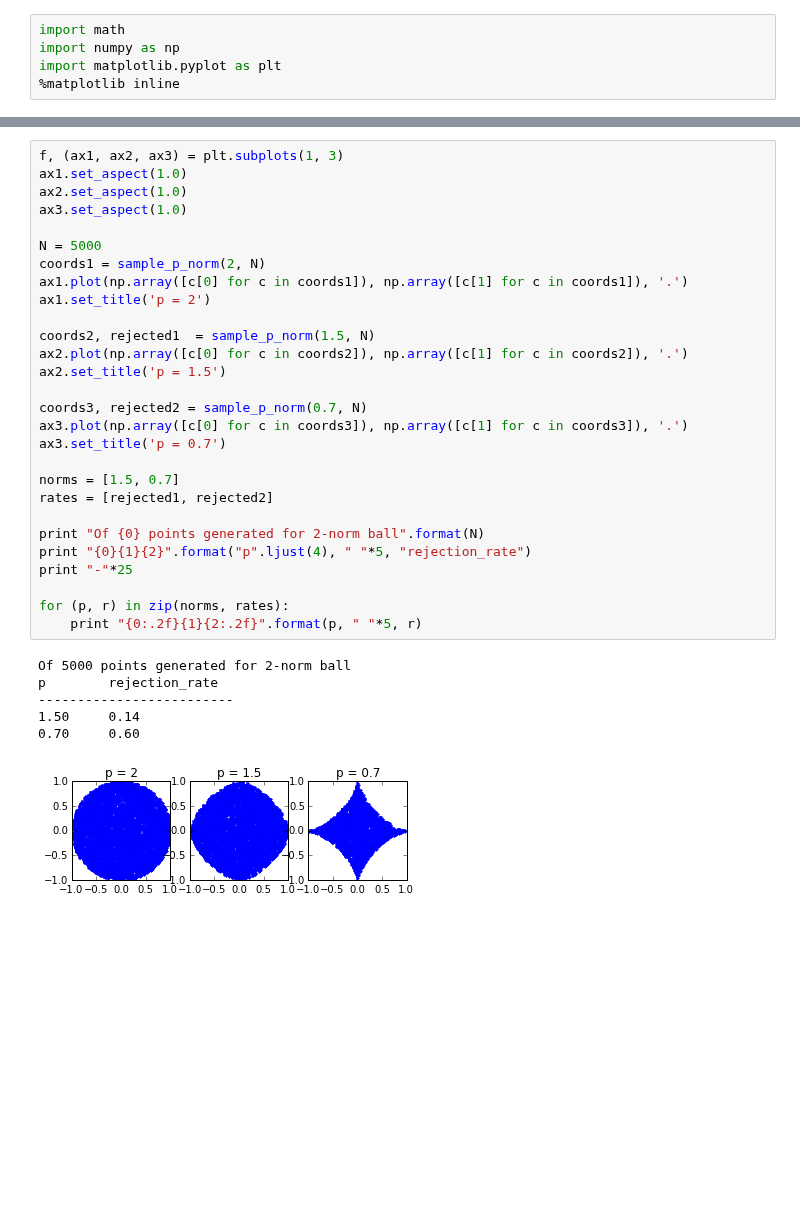
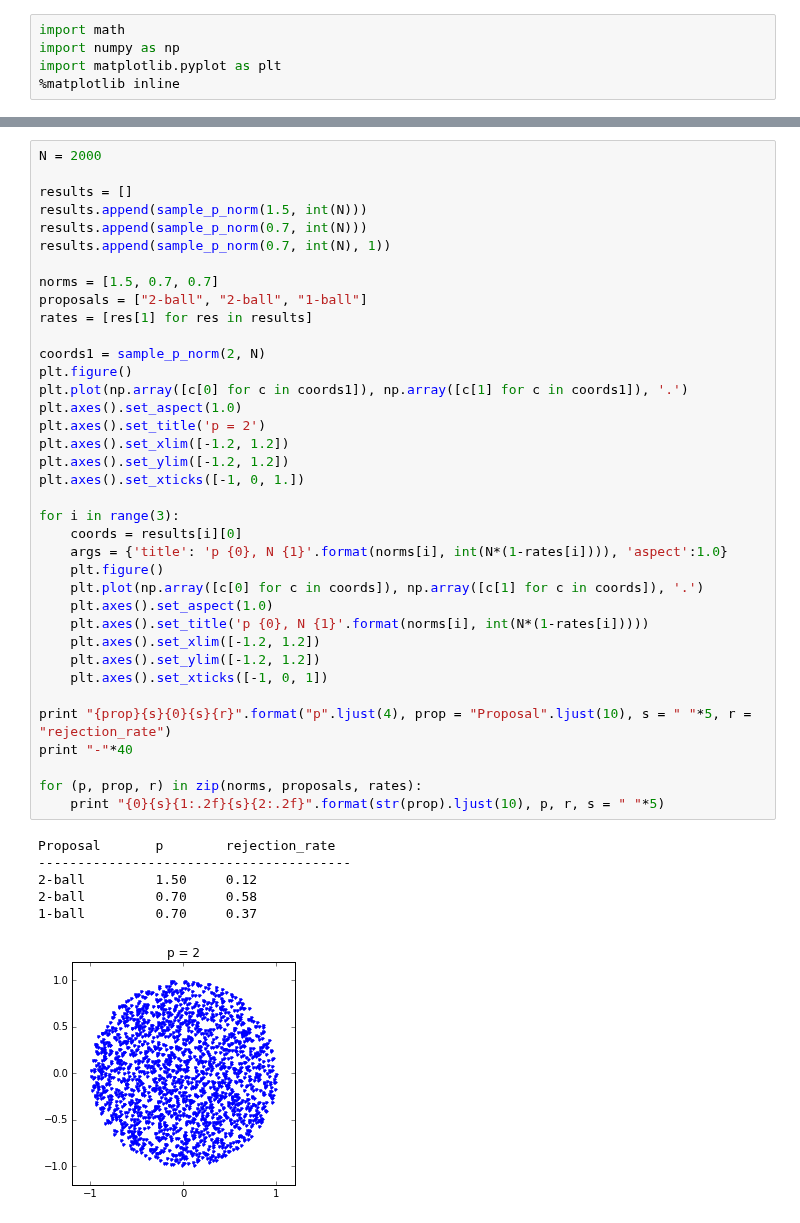
Before and after one commit to Bogazici-CMPE548-Spring2016/Cmpe548-Assignment1, a Jupyter notebook: hw1.ipynb, the cells around one changed output, grey strips where cells are left out. Drawn from its saved outputs; the diff is of its cells as text; blank space fills up the shorter version.

Commit message:
1-norm ball proposal for 0.7-norm ball

```diff
--- a/hw1.ipynb
+++ b/hw1.ipynb
@@ -22,35 +43,44 @@ def sample_p_norm(p, N):
-# %%
-f, (ax1, ax2, ax3) = plt.subplots(1, 3)
-ax1.set_aspect(1.0)
-ax2.set_aspect(1.0)
-ax3.set_aspect(1.0)
-
-N = 5000
-coords1 = sample_p_norm(2, N)
-ax1.plot(np.array([c[0] for c in coords1]), np.array([c[1] for c in coords1]), '.')
-ax1.set_title('p = 2')
-
-coords2, rejected1  = sample_p_norm(1.5, N)
-ax2.plot(np.array([c[0] for c in coords2]), np.array([c[1] for c in coords2]), '.')
-ax2.set_title('p = 1.5')
-
-coords3, rejected2 = sample_p_norm(0.7, N)
-ax3.plot(np.array([c[0] for c in coords3]), np.array([c[1] for c in coords3]), '.')
-ax3.set_title('p = 0.7')
-
-norms = [1.5, 0.7]
-rates = [rejected1, rejected2]
-
-print "Of {0} points generated for 2-norm ball".format(N)
-print "{0}{1}{2}".format("p".ljust(4), " "*5, "rejection_rate")
-print "-"*25
-
-for (p, r) in zip(norms, rates):
-    print "{0:.2f}{1}{2:.2f}".format(p, " "*5, r)
-# %% [output]
-Of 5000 points generated for 2-norm ball
-p        rejection_rate
--------------------------
-1.50     0.14
-0.70     0.60
-[figure, removed]
+# %%
+N = 2000
+
+results = []
+results.append(sample_p_norm(1.5, int(N)))
+results.append(sample_p_norm(0.7, int(N)))
+results.append(sample_p_norm(0.7, int(N), 1))
+
+norms = [1.5, 0.7, 0.7]
+proposals = ["2-ball", "2-ball", "1-ball"]
+rates = [res[1] for res in results]
+
+coords1 = sample_p_norm(2, N)
+plt.figure()
+plt.plot(np.array([c[0] for c in coords1]), np.array([c[1] for c in coords1]), '.')
+plt.axes().set_aspect(1.0)
+plt.axes().set_title('p = 2')
+plt.axes().set_xlim([-1.2, 1.2])
+plt.axes().set_ylim([-1.2, 1.2])
+plt.axes().set_xticks([-1, 0, 1.])
+
+for i in range(3):
+    coords = results[i][0]
+    args = {'title': 'p {0}, N {1}'.format(norms[i], int(N*(1-rates[i]))), 'aspect':1.0}
+    plt.figure()
+    plt.plot(np.array([c[0] for c in coords]), np.array([c[1] for c in coords]), '.')
+    plt.axes().set_aspect(1.0)
+    plt.axes().set_title('p {0}, N {1}'.format(norms[i], int(N*(1-rates[i]))))
+    plt.axes().set_xlim([-1.2, 1.2])
+    plt.axes().set_ylim([-1.2, 1.2])
+    plt.axes().set_xticks([-1, 0, 1])
+
+print "{prop}{s}{0}{s}{r}".format("p".ljust(4), prop = "Proposal".ljust(10), s = " "*5, r = "rejection_rate")
+print "-"*40
+
+for (p, prop, r) in zip(norms, proposals, rates):
+    print "{0}{s}{1:.2f}{s}{2:.2f}".format(str(prop).ljust(10), p, r, s = " "*5)
+# %% [output]
+Proposal       p        rejection_rate
+----------------------------------------
+2-ball         1.50     0.12
+2-ball         0.70     0.58
+1-ball         0.70     0.37
+[figure, added]
```
Also changed, not shown: parts of 3 cells of this notebook, 1 other file.
